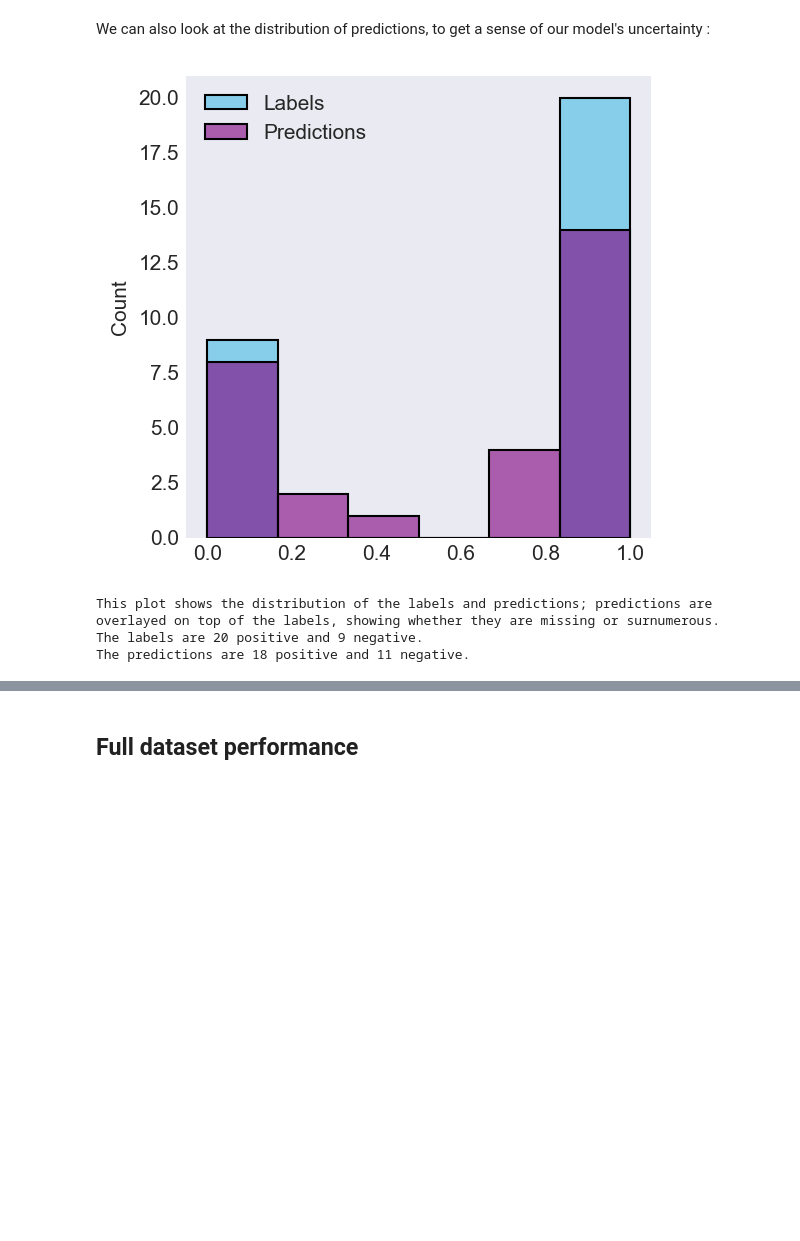
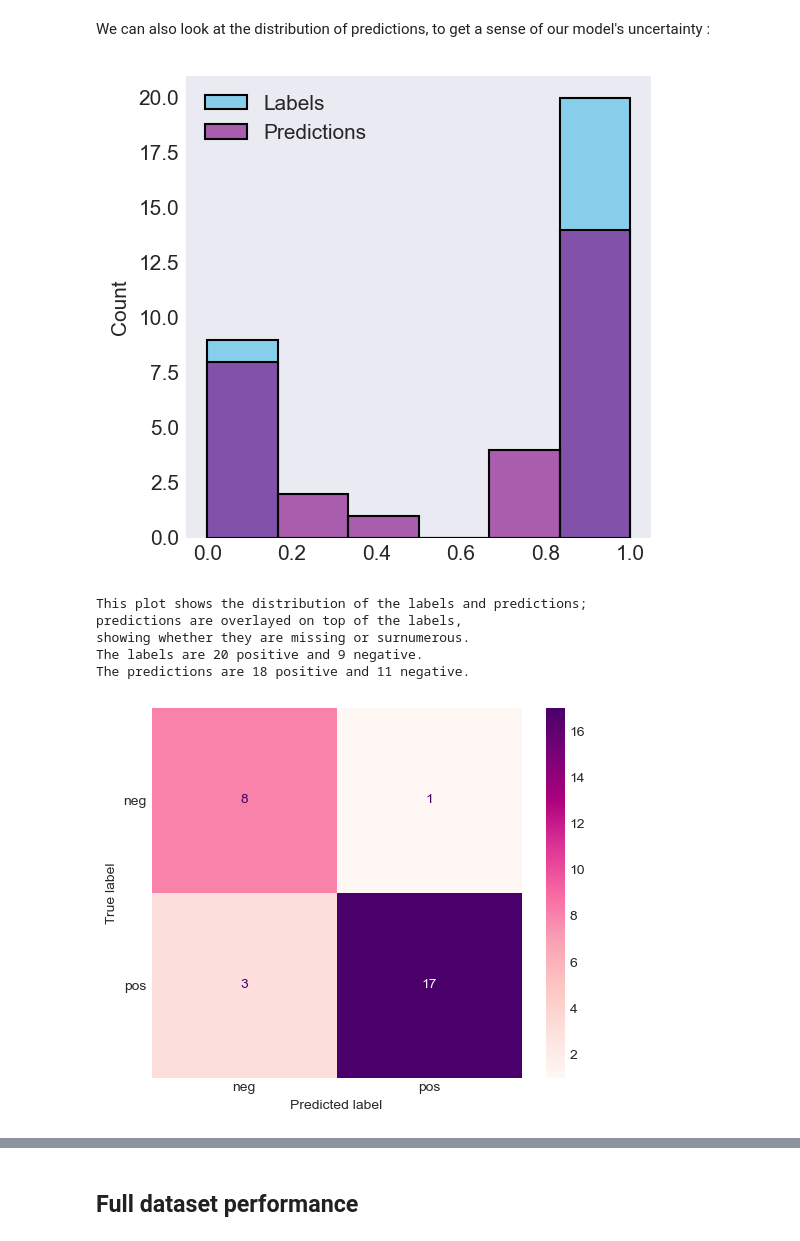
Before and after one commit to C-Achard/DeepLearningBiomedicine-Homework2, a Jupyter notebook: _sources/rendered_notebooks/GCN.ipynb, the cells around one changed output, grey strips where cells are left out. Cells and saved outputs as stored; diff of their text form; code cells hidden in the pictures; blank space fills up the shorter version.

```diff
--- a/_sources/rendered_notebooks/GCN.ipynb
+++ b/_sources/rendered_notebooks/GCN.ipynb
@@ -49,7 +49,7 @@ logging.basicConfig(
 logger.setLevel(logging.INFO)
 # logger.setLevel(logging.DEBUG)
 
-# t.WANDB_MODE = "disabled"
+t.WANDB_MODE = "disabled"
 
 DEVICE = torch.device("cuda:0" if torch.cuda.is_available() else "cpu")
 # %%
@@ -223,6 +196,12 @@ We can also look at the distribution of predictions, to get a sense of our model
 utils.show_preds_distribution(preds, ys)
 # %% [output]
 [figure]
-This plot shows the distribution of the labels and predictions; predictions are overlayed on top of the labels, showing whether they are missing or surnumerous.
+This plot shows the distribution of the labels and predictions;
+predictions are overlayed on top of the labels,
+showing whether they are missing or surnumerous.
 The labels are 20 positive and 9 negative.
 The predictions are 18 positive and 11 negative.
+# %%
+utils.plot_confusion_matrix(preds, ys)
+# %% [output]
+[figure, added]
```
Also changed, not shown: parts of 3 cells of this notebook, 19 other files.
